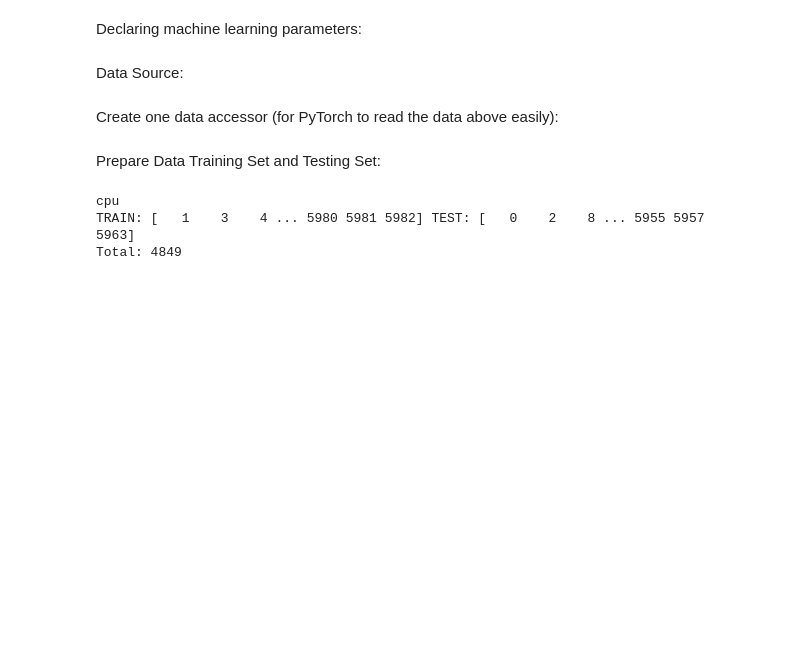
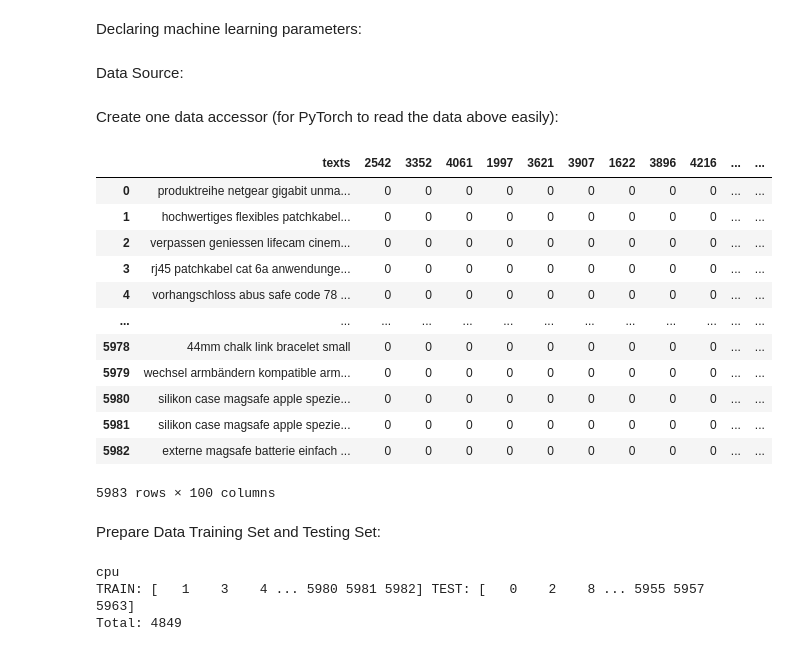
Before and after one commit to szymonrucinski/bert-knows-categories, a Jupyter notebook: BertMultiLabelClassifier.ipynb, the cells around one changed output. Drawn from its saved outputs; the diff is of its cells as text; code cells hidden in the pictures; blank space fills up the shorter version.

```diff
--- a/BertMultiLabelClassifier.ipynb
+++ b/BertMultiLabelClassifier.ipynb
@@ -104,6 +87,22 @@ class SentenceDataset(data.Dataset):
         label = np.array(label, dtype=float)
 
         return i, label
+# %%
+train_df
+# %% [output]
+|  | texts | 2542 | 3352 | 4061 | 1997 | 3621 | 3907 | 1622 | 3896 | 4216 | ... | ... |
+| 0 | produktreihe netgear gigabit unma... | 0 | 0 | 0 | 0 | 0 | 0 | 0 | 0 | 0 | ... | ... |
+| 1 | hochwertiges flexibles patchkabel... | 0 | 0 | 0 | 0 | 0 | 0 | 0 | 0 | 0 | ... | ... |
+| 2 | verpassen geniessen lifecam cinem... | 0 | 0 | 0 | 0 | 0 | 0 | 0 | 0 | 0 | ... | ... |
+| 3 | rj45 patchkabel cat 6a anwendunge... | 0 | 0 | 0 | 0 | 0 | 0 | 0 | 0 | 0 | ... | ... |
+| 4 | vorhangschloss abus safe code 78 ... | 0 | 0 | 0 | 0 | 0 | 0 | 0 | 0 | 0 | ... | ... |
+| ... | ... | ... | ... | ... | ... | ... | ... | ... | ... | ... | ... | ... |
+| 5978 | 44mm chalk link bracelet small | 0 | 0 | 0 | 0 | 0 | 0 | 0 | 0 | 0 | ... | ... |
+| 5979 | wechsel armbändern kompatible arm... | 0 | 0 | 0 | 0 | 0 | 0 | 0 | 0 | 0 | ... | ... |
+| 5980 | silikon case magsafe apple spezie... | 0 | 0 | 0 | 0 | 0 | 0 | 0 | 0 | 0 | ... | ... |
+| 5981 | silikon case magsafe apple spezie... | 0 | 0 | 0 | 0 | 0 | 0 | 0 | 0 | 0 | ... | ... |
+| 5982 | externe magsafe batterie einfach ... | 0 | 0 | 0 | 0 | 0 | 0 | 0 | 0 | 0 | ... | ... |
+5983 rows × 100 columns
 # %% [markdown]
 Prepare Data Training Set and Testing Set:
 # %%
```
Also changed, not shown: parts of 18 cells of this notebook.
